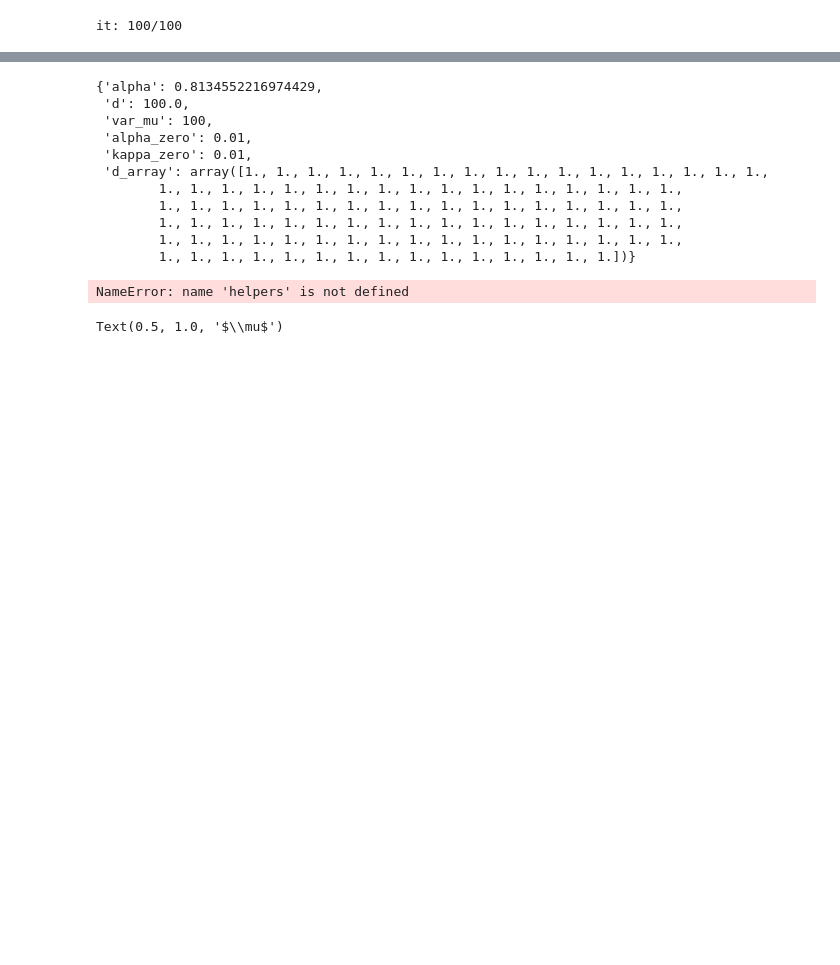
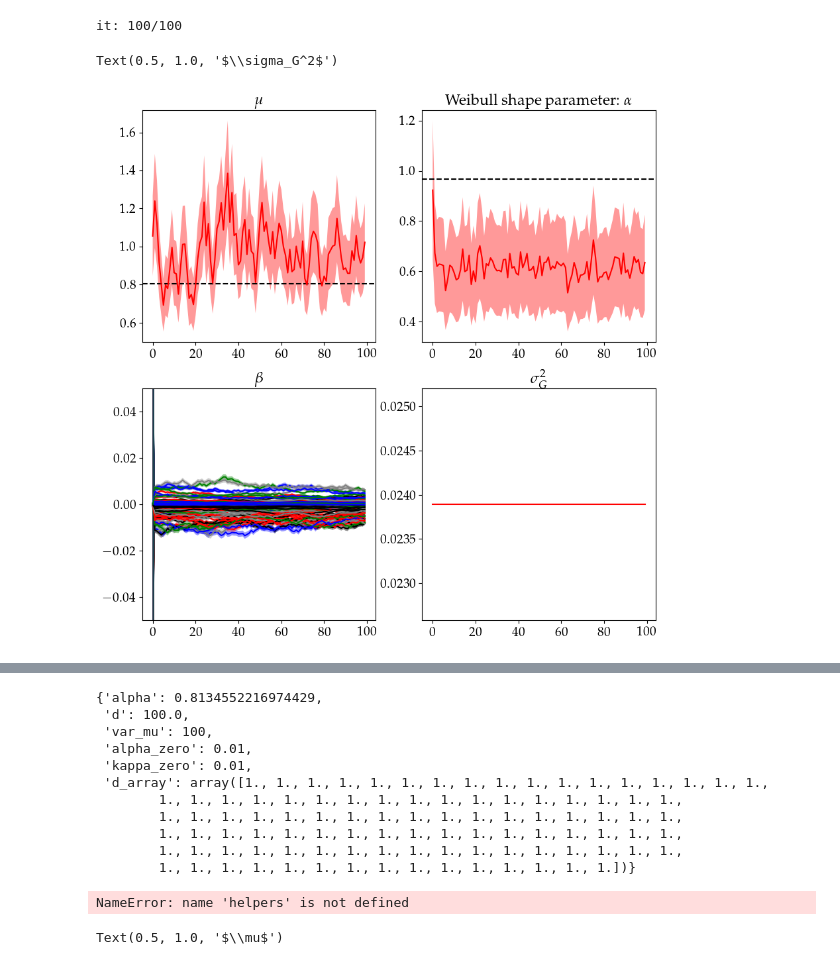
Before and after one commit to ariadnavillam/BayesW, a Jupyter notebook: tests_algorithm_1.ipynb, the cells around one changed output, grey strips where cells are left out. Cells and saved outputs as stored; diff of their text form; code cells hidden in the pictures; blank space fills up the shorter version.

```diff
--- a/tests_algorithm_1.ipynb
+++ b/tests_algorithm_1.ipynb
@@ -42,7 +42,7 @@ markers, cov, d_fail, gumbel_dis, y_data_log, weibull_pars = data
 pars, alpha_ini, sigma_g_ini = init_parameters(n_markers = n_markers,
                                                 n_samples = n_samples,
                                                 n_covs = n_covs,
-                                                l_mix = 4,
+                                                l_mix = 1,
                                                 data = data)
 # %%
 maxit = 100
@@ -51,7 +51,7 @@ mu = Parameter(log_mu, dev_log_mu,
                init_value = np.mean(y_data_log))
 
 alpha = Parameter(log_alpha, dev_log_alpha,
-                  bounds = (0.1, 1.3),
+                  bounds = (0.7, 1.3),
                   init_value= pars["alpha"],
                   sampler_x0=0.1)
 
@@ -78,6 +78,8 @@ for it in range(maxit):
     epsilon = epsilon - mu.now
 
     x = alpha.sample_posterior(pars, epsilon)
+    pars["alpha"] = alpha.now
+
     exp_residuals = calculate_exp_epsilon(pars, epsilon)
     for j in range(n_markers):
         pars = prepare_pars_for_beta(pars, j)
@@ -93,7 +95,29 @@ for it in range(maxit):
 
         epsilon = epsilon - markers[:,j]*beta.now
         exp_residuals = calculate_exp_epsilon(pars, epsilon)
-
-    pars["alpha"] = alpha.now
 # %% [output]
 it: 100/100
+# %%
+plt.figure(figsize=(10,10))
+plt.subplot(2,2,2)
+alpha.plot_sampled_values(truth = weibull_pars[0])
+plt.title(r"Weibull shape parameter: $\alpha$")
+
+plt.subplot(2,2,1)
+mu.plot_sampled_values(truth = gumbel_dis.mean())
+plt.title(r"$\mu$")
+
+plt.subplot(2,2,3)
+for beta in betas:
+    beta.plot_sampled_values()
+plt.ylim(-0.05, 0.05)
+plt.title(r"$\beta$")
+
+plt.subplot(2,2,4)
+plt.plot(np.repeat(pars["sigma_g"], 100))
+#sigma_g.plot_sampled_values()
+#plt.ylim(-0.05, 0.05)
+plt.title(r"$\sigma_G^2$")
+# %% [output]
+Text(0.5, 1.0, '$\\sigma_G^2$')
+[figure, added]
```
Also changed, not shown: parts of 7 cells of this notebook, 5 other files.
